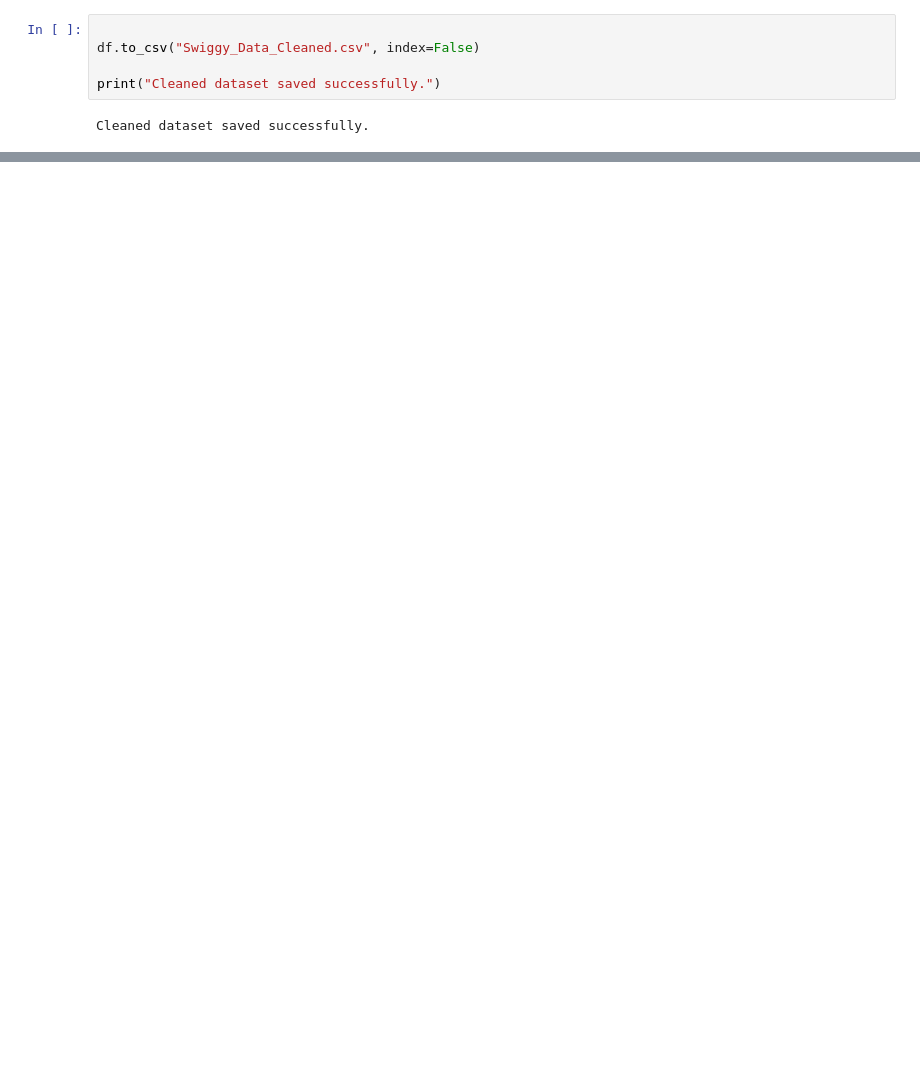
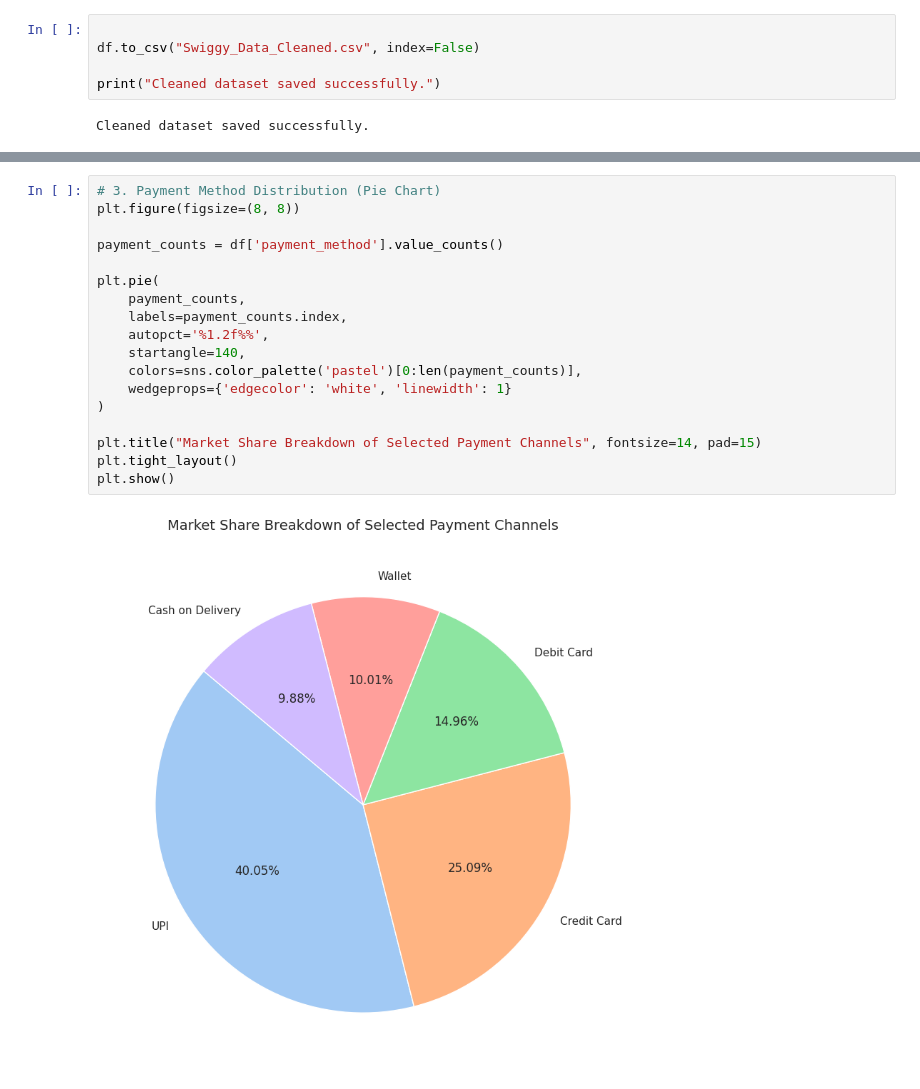
Before and after one commit to pranav662/Food_Delivery_Data_Analysis_FDS_Project, a Jupyter notebook: Food_Delivery_Data_Analysis.ipynb, the cells around one changed output, grey strips where cells are left out. Drawn from its saved outputs; the diff is of its cells as text; blank space fills up the shorter version.

```diff
--- a/Food_Delivery_Data_Analysis.ipynb
+++ b/Food_Delivery_Data_Analysis.ipynb
@@ -840,0 +856,20 @@ All output files saved successfully.
+# %%
+# 3. Payment Method Distribution (Pie Chart)
+plt.figure(figsize=(8, 8))
+
+payment_counts = df['payment_method'].value_counts()
+
+plt.pie(
+    payment_counts,
+    labels=payment_counts.index,
+    autopct='%1.2f%%',
+    startangle=140,
+    colors=sns.color_palette('pastel')[0:len(payment_counts)],
+    wedgeprops={'edgecolor': 'white', 'linewidth': 1}
+)
+
+plt.title("Market Share Breakdown of Selected Payment Channels", fontsize=14, pad=15)
+plt.tight_layout()
+plt.show()
+# %% [output]
+[figure, added]
```
Also changed, not shown: parts of 76 cells of this notebook.
